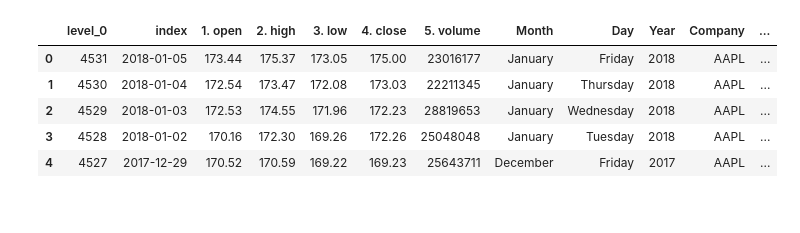
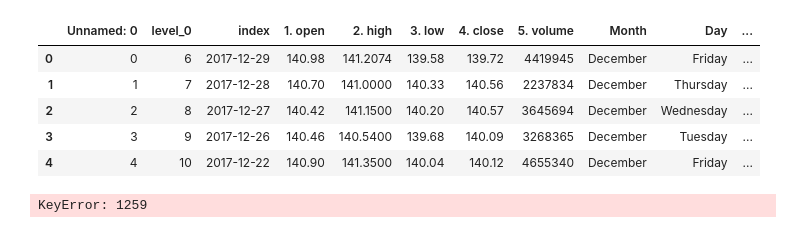
Before and after one commit to davidomo/new_year_new_chance, a Jupyter notebook: CSV Consolidation.ipynb, the cells around one changed output. Saved outputs shown, nothing was run; the diff lists cells and outputs as text; code cells hidden in the pictures.

```diff
--- a/CSV Consolidation.ipynb
+++ b/CSV Consolidation.ipynb
@@ -1,19 +1,34 @@
 # %%
 # Import Dependencies
 import pandas as pd
 
-AAPL_df = pd.read_csv("AAPL.CSV")
-AMZN_df = pd.read_csv("AMZN.CSV")
-FB_df = pd.read_csv("FB.CSV")
-GOOGL_df = pd.read_csv("GOOGL.CSV")
-MSFT_df = pd.read_csv("MSFT.CSV")
+AAPL_df = pd.read_csv("JNJfinal.CSV")
+AMZN_df = pd.read_csv("MRKfinal.CSV")
+FB_df = pd.read_csv("PFEfinal.CSV")
+GOOGL_df = pd.read_csv("NVSfinal.CSV")
+MSFT_df = pd.read_csv("ROGfinal.CSV")
 
 AAPL_df.head()
 # %% [output]
-|  | level_0 | index | 1. open | 2. high | 3. low | 4. close | 5. volume | Month | Day | Year | Company | ... |
-| 0 | 4531 | 2018-01-05 | 173.44 | 175.37 | 173.05 | 175.00 | 23016177 | January | Friday | 2018 | AAPL | ... |
-| 1 | 4530 | 2018-01-04 | 172.54 | 173.47 | 172.08 | 173.03 | 22211345 | January | Thursday | 2018 | AAPL | ... |
-| 2 | 4529 | 2018-01-03 | 172.53 | 174.55 | 171.96 | 172.23 | 28819653 | January | Wednesday | 2018 | AAPL | ... |
-| 3 | 4528 | 2018-01-02 | 170.16 | 172.30 | 169.26 | 172.26 | 25048048 | January | Tuesday | 2018 | AAPL | ... |
-| 4 | 4527 | 2017-12-29 | 170.52 | 170.59 | 169.22 | 169.23 | 25643711 | December | Friday | 2017 | AAPL | ... |
+|  | Unnamed: 0 | level_0 | index | 1. open | 2. high | 3. low | 4. close | 5. volume | Month | Day | ... |
+| 0 | 0 | 6 | 2017-12-29 | 140.98 | 141.2074 | 139.58 | 139.72 | 4419945 | December | Friday | ... |
+| 1 | 1 | 7 | 2017-12-28 | 140.70 | 141.0000 | 140.33 | 140.56 | 2237834 | December | Thursday | ... |
+| 2 | 2 | 8 | 2017-12-27 | 140.42 | 141.1500 | 140.20 | 140.57 | 3645694 | December | Wednesday | ... |
+| 3 | 3 | 9 | 2017-12-26 | 140.46 | 140.5400 | 139.68 | 140.09 | 3268365 | December | Tuesday | ... |
+| 4 | 4 | 10 | 2017-12-22 | 140.90 | 141.3500 | 140.04 | 140.12 | 4655340 | December | Friday | ... |
+# %%
+Master_df = pd.concat([AAPL_df,AMZN_df,FB_df,GOOGL_df,MSFT_df], axis=0)
+
+Change = []
+counter = 0
+while counter < len(Master_df["4. close"]):
+    o = Master_df["1. open"][counter]
+    c = Master_df["4. close"][counter]
+    h = (o - c) / c
+    Change.append(h)
+    counter += 1
+
+Change
+# %% [output]
+KeyError: 1259
 # %%
```
Also changed, not shown: parts of 1 cell of this notebook, 24 other files.
